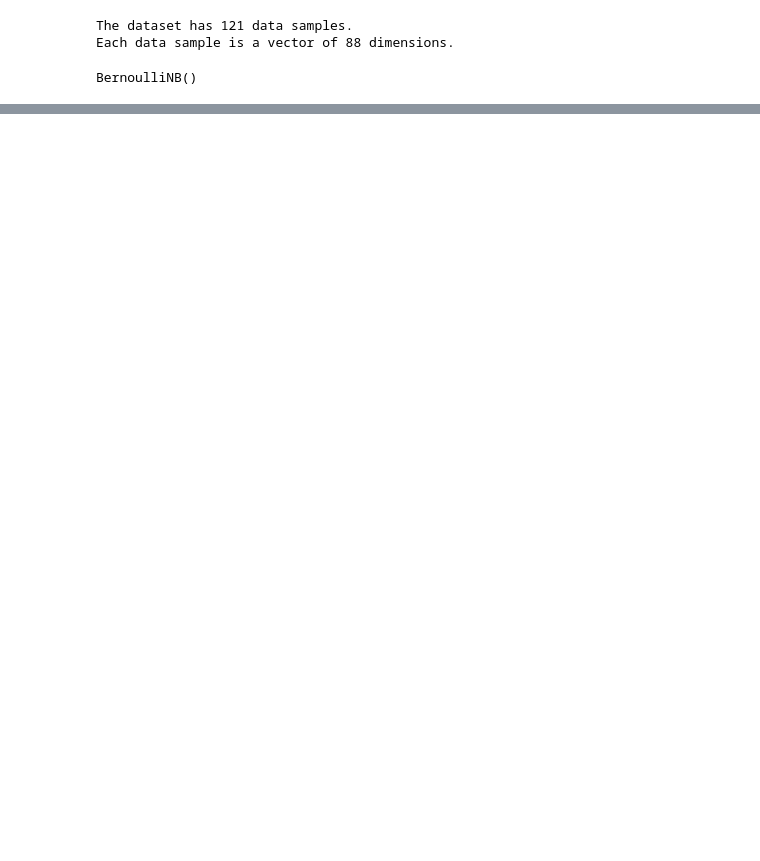
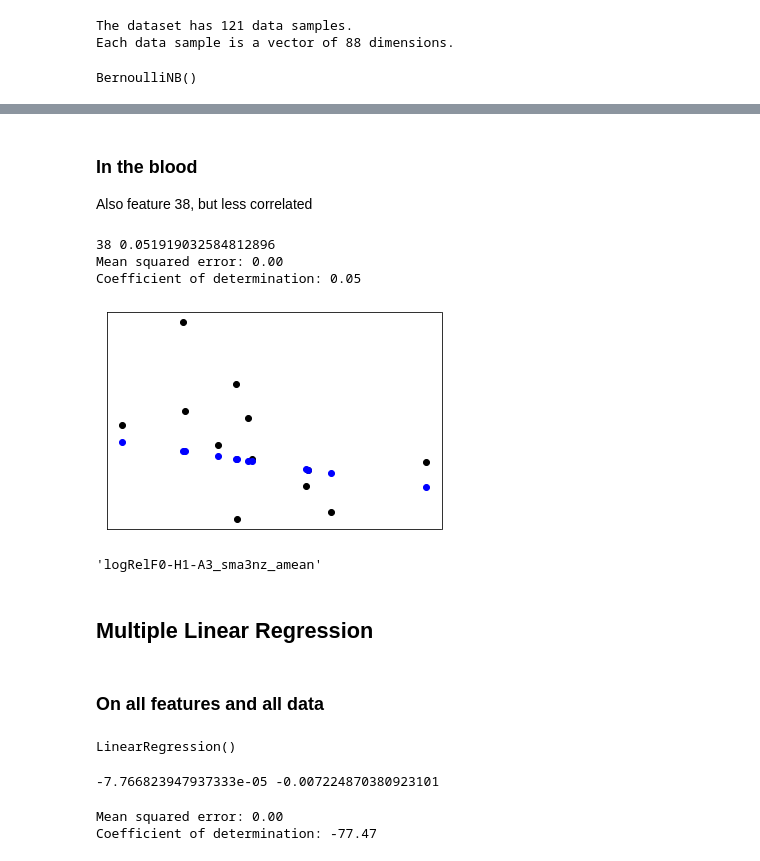
Before and after one commit to katja-kolos/intoxicat, a Jupyter notebook: baselines/baseline experiments.ipynb, the cells around one changed output, grey strips where cells are left out. Drawn from its saved outputs; the diff is of its cells as text; code cells hidden in the pictures; blank space fills up the shorter version.

```diff
--- a/baselines/baseline experiments.ipynb
+++ b/baselines/baseline experiments.ipynb
@@ -204,0 +340,69 @@ evaluate_classifier(svm_classifier, X_test, y_test)
+# %% [markdown]
+### In the blood
+Also feature 38, but less correlated
+# %%
+df = pd.read_json(data_path, orient='index')
+df = df[df['blood alcohol concentration'] > 0]
+train, test = train_test_split(df, test_size=0.2)
+
+#Find the feature that produces the best results (the best r2_score)
+r2_score_max = -1
+i_max = 0
+for i in range(len(train['features'][0].keys())):
+    linmodel = linear_model.LinearRegression(fit_intercept=True)
+    X_train = train['features'].apply(lambda x: features_to_vec(x, i=i)).tolist()
+    X_test = test['features'].apply(lambda x: features_to_vec(x, i=i)).tolist()
+    y_train = train['blood alcohol concentration']
+    y_test = test['blood alcohol concentration']
+    linmodel.fit(X_train, y_train)
+    y_pred = linmodel.predict(X_test)
+    r2_score_cur = r2_score(y_test, y_pred)
+    if r2_score_cur > r2_score_max:
+        i_max = i
+        r2_score_max = r2_score_cur
+
+print(i_max, r2_score_max)
+
+linmodel = linear_model.LinearRegression(fit_intercept=True)
+X_train = train['features'].apply(lambda x: features_to_vec(x, i=i_max)).tolist()
+X_test = test['features'].apply(lambda x: features_to_vec(x, i=i_max)).tolist()
+y_train = train['blood alcohol concentration']
+y_test = test['blood alcohol concentration']
+linmodel.fit(X_train, y_train)
+y_pred = linmodel.predict(X_test)
+print("Mean squared error: %.2f" % mean_squared_error(y_test, y_pred))
+# The coefficient of determination: 1 is perfect prediction
+print("Coefficient of determination: %.2f" % r2_score(y_test, y_pred))
+plt.scatter(X_test, y_test, color="black")
+plt.scatter(X_test, y_pred, color="blue")
+plt.xticks(())
+plt.yticks(())
+
+plt.show()
+# %% [output]
+38 0.051919032584812896
+Mean squared error: 0.00
+Coefficient of determination: 0.05
+[figure, added]
+# %%
+#What is this feature 38?
+list(df['features'][0].keys())[38]
+# %% [output]
+'logRelF0-H1-A3_sma3nz_amean'
+# %% [markdown]
+## Multiple Linear Regression
+# %% [markdown]
+### On all features and all data
+# %%
+X_train = train['features'].apply(features_to_vec).tolist()
+X_test = test['features'].apply(features_to_vec).tolist()
+y_train = train['breath alcohol concentration']
+y_test = test['breath alcohol concentration']
+linmodel.fit(X_train, y_train)
+# %% [output]
+LinearRegression()
+# %%
+(slope, intercept) = (linmodel.coef_[0], linmodel.intercept_)
+print(slope, intercept)
+# %% [output]
+-7.766823947937333e-05 -0.007224870380923101
@@ -204,0 +413,7 @@ evaluate_classifier(svm_classifier, X_test, y_test)
+# %%
+print("Mean squared error: %.2f" % mean_squared_error(y_test, y_pred))
+# The coefficient of determination: 1 is perfect prediction
+print("Coefficient of determination: %.2f" % r2_score(y_test, y_pred))
+# %% [output]
+Mean squared error: 0.00
+Coefficient of determination: -77.47
```
Also changed, not shown: parts of 36 cells of this notebook.
